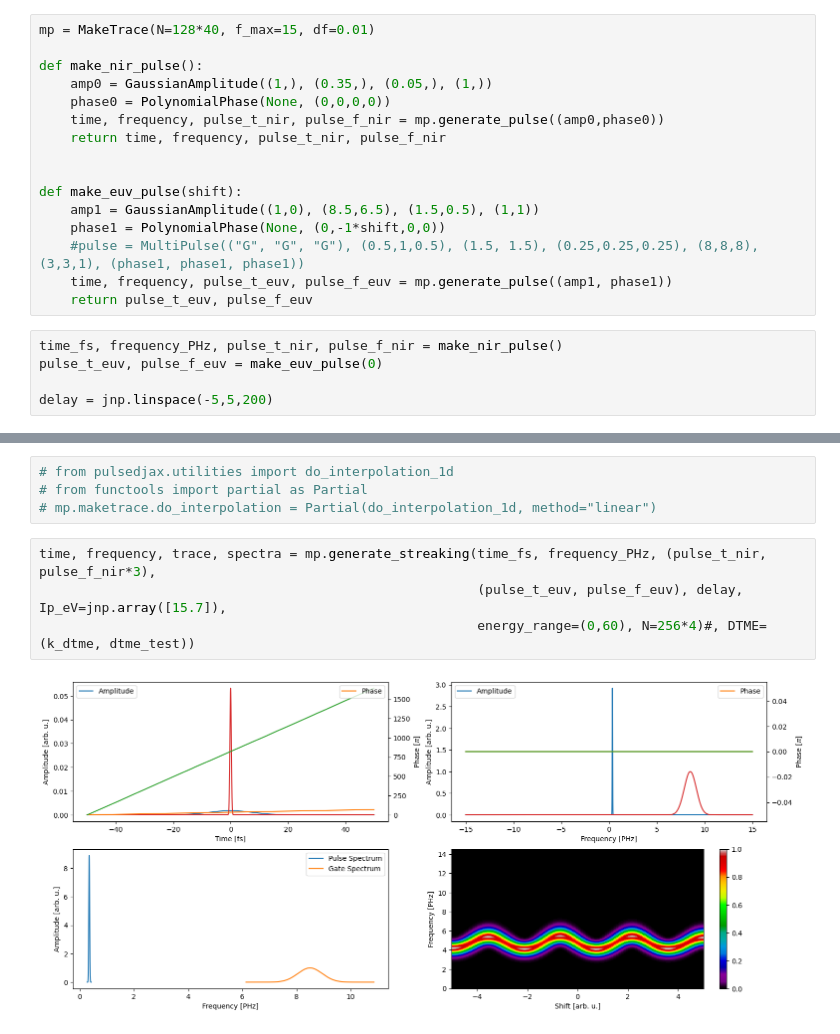
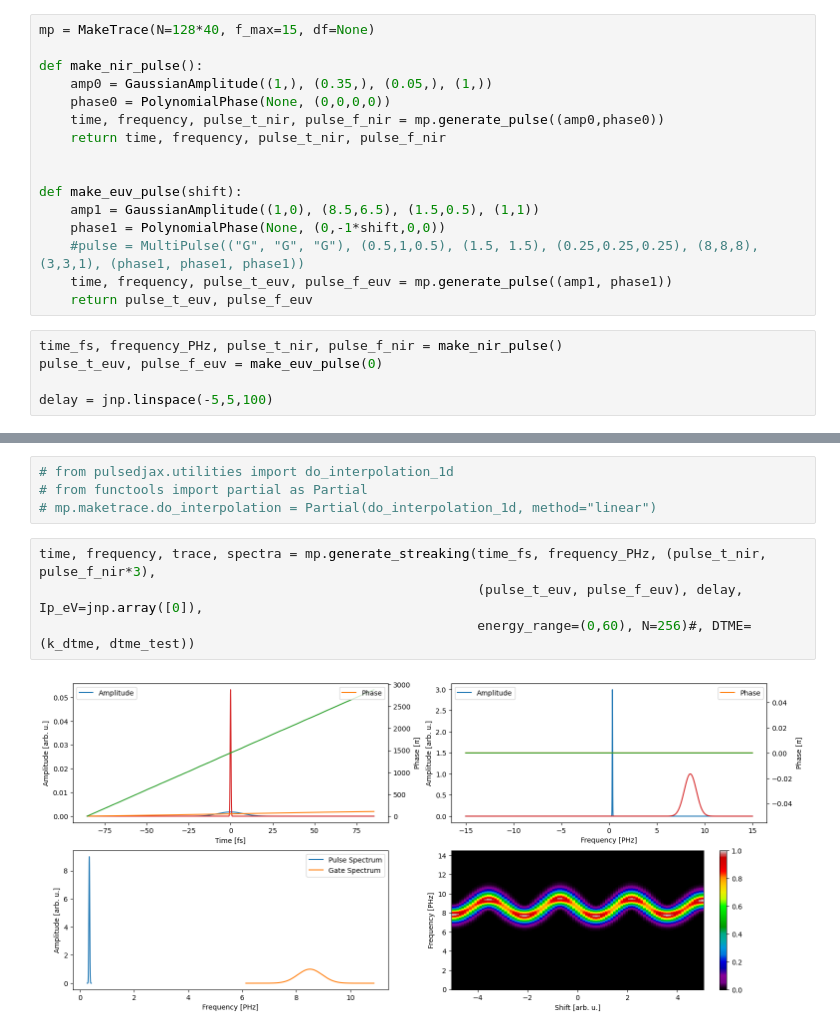
Before and after one commit to matillda123/Pulse-Retrieval-with-JAX, a Jupyter notebook: _usage_example.ipynb, the cells around one changed output, grey strips where cells are left out. Saved outputs shown, nothing was run; the diff lists cells and outputs as text.

```diff
--- a/_usage_example.ipynb
+++ b/_usage_example.ipynb
@@ -5,7 +5,7 @@ import matplotlib.pyplot as plt
 # %% [output]
 An NVIDIA GPU may be present on this machine, but a CUDA-enabled jaxlib is not installed. Falling back to cpu.
 # %%
-mp = MakeTrace(N=128*40, f_max=15, df=0.01)
+mp = MakeTrace(N=128*40, f_max=15, df=None)
 
 def make_nir_pulse():
     amp0 = GaussianAmplitude((1,), (0.35,), (0.05,), (1,))
@@ -24,7 +24,7 @@ def make_euv_pulse(shift):
 time_fs, frequency_PHz, pulse_t_nir, pulse_f_nir = make_nir_pulse()
 pulse_t_euv, pulse_f_euv = make_euv_pulse(0)
 
-delay = jnp.linspace(-5,5,200)
+delay = jnp.linspace(-5,5,100)
 # %%
 # k_dtme = mp.maketrace.momentum_au
 # dtme_test = jnp.exp(1j*jnp.pi/2*k_dtme)
@@ -35,8 +35,8 @@ delay = jnp.linspace(-5,5,200)
 # mp.maketrace.do_interpolation = Partial(do_interpolation_1d, method="linear")
 # %%
 time, frequency, trace, spectra = mp.generate_streaking(time_fs, frequency_PHz, (pulse_t_nir, pulse_f_nir*3),
-                                                        (pulse_t_euv, pulse_f_euv), delay, Ip_eV=jnp.array([15.7]),
-                                                        energy_range=(0,60), N=256*4)#, DTME=(k_dtme, dtme_test))
+                                                        (pulse_t_euv, pulse_f_euv), delay, Ip_eV=jnp.array([0]),
+                                                        energy_range=(0,60), N=256)#, DTME=(k_dtme, dtme_test))
 # %% [output]
-[figure, old version]
+[figure, new version]
 # %%
```
Also changed, not shown: parts of 12 cells of this notebook, 9 other files.
